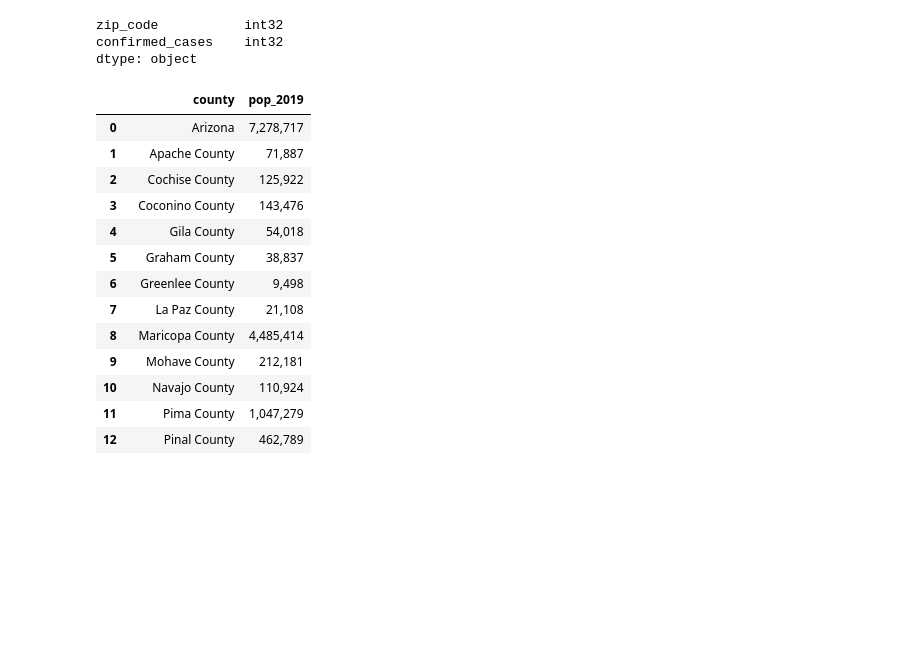
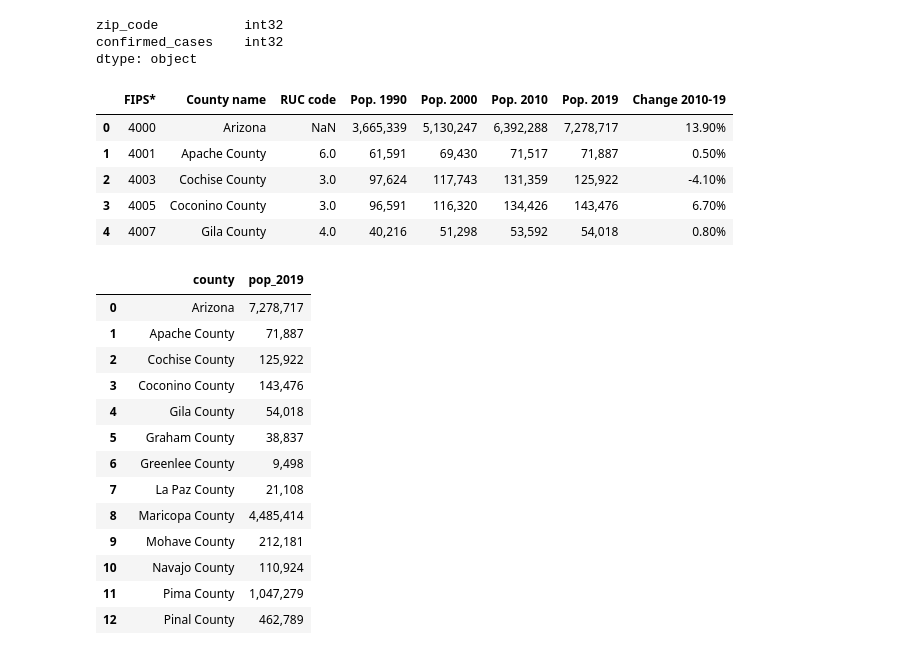
Before and after one commit to erinmann12/azcovidcases-etl, a Jupyter notebook: main.ipynb, the cells around one changed output. Cells and saved outputs as stored; diff of their text form; code cells hidden in the pictures; blank space fills up the shorter version.

```diff
--- a/main.ipynb
+++ b/main.ipynb
@@ -67,9 +74,16 @@ dtype: object
 # %%
 # County population
 # https://data.ers.usda.gov/reports.aspx?ID=17827
 csv_file = "Resources/countypopulation.csv"
 county_data_df = pd.read_csv(csv_file)
-#county_data_df.head()
+county_data_df.head()
+# %% [output]
+|  | FIPS* | County name | RUC code | Pop. 1990 | Pop. 2000 | Pop. 2010 | Pop. 2019 | Change 2010-19 |
+| 0 | 4000 | Arizona | NaN | 3,665,339 | 5,130,247 | 6,392,288 | 7,278,717 | 13.90% |
+| 1 | 4001 | Apache County | 6.0 | 61,591 | 69,430 | 71,517 | 71,887 | 0.50% |
+| 2 | 4003 | Cochise County | 3.0 | 97,624 | 117,743 | 131,359 | 125,922 | -4.10% |
+| 3 | 4005 | Coconino County | 3.0 | 96,591 | 116,320 | 134,426 | 143,476 | 6.70% |
+| 4 | 4007 | Gila County | 4.0 | 40,216 | 51,298 | 53,592 | 54,018 | 0.80% |
 # %%
 # Cleaning Round 1
 county_data_df = county_data_df.rename(columns = {"County name": "county", "Pop. 2019":"pop_2019"})
```
Also changed, not shown: parts of 3 cells of this notebook, 1 other file.
